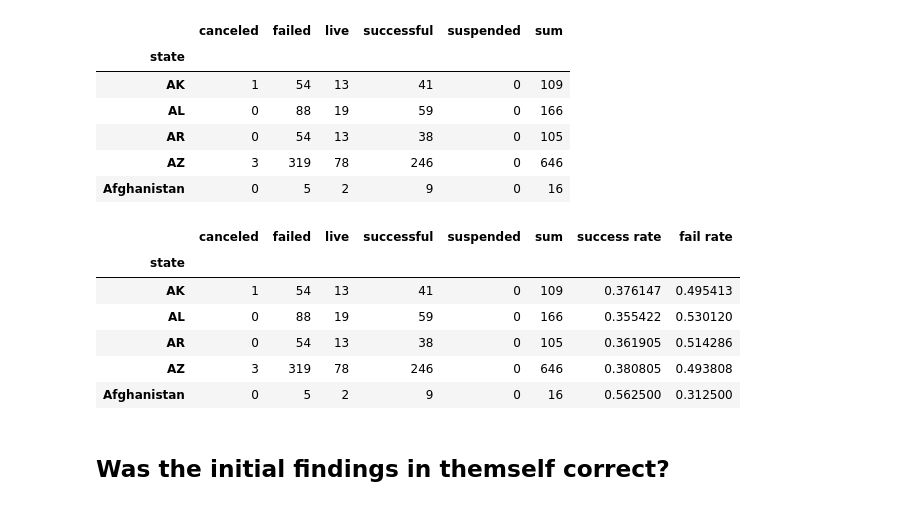
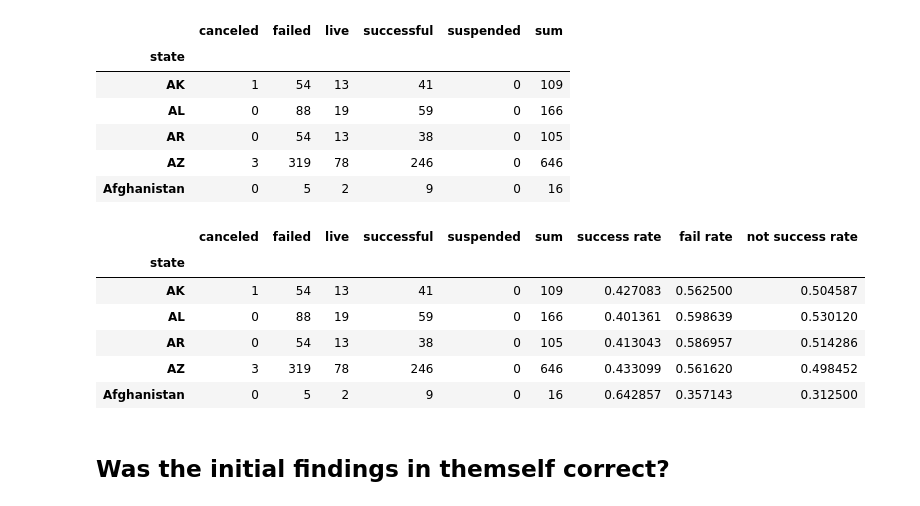
Before and after one commit to yhpf/kickstarter, a Jupyter notebook: kickstarter2.ipynb, the cells around one changed output. Drawn from its saved outputs; the diff is of its cells as text; code cells hidden in the pictures.

Commit message:
fail and success rate revisited

```diff
--- a/kickstarter2.ipynb
+++ b/kickstarter2.ipynb
@@ -43,7 +43,8 @@ apelsin.head()
 | Afghanistan | 17327868835 | 0 | 5 | 2 | 9 | 0 | 194400.00 | 90443.0 | 13.175067 | ... |
 # %%
 apelsin = apelsin.drop(['project id','goal','pledged','funded percentage','duration','backers','levels',
-                       'updates','comments','weekday_nr','nr_in_month','month_nr','year'], axis=1)
+                       'updates','comments','weekday_nr','nr_in_month','month_nr','year', 'min reward level',
+                        'max reward level'], axis=1)
 apelsin.head()
 # %% [output]
 |  | canceled | failed | live | successful | suspended |
@@ -65,14 +66,15 @@ apelsin.head()
 | AZ | 3 | 319 | 78 | 246 | 0 | 646 |
 | Afghanistan | 0 | 5 | 2 | 9 | 0 | 16 |
 # %%
-apelsin['success rate'] = apelsin['successful'] / apelsin['sum']
-apelsin['fail rate'] = apelsin['failed'] / apelsin['sum']
+apelsin['success rate'] = apelsin['successful'] / (apelsin['sum'] - apelsin['live'])
+apelsin['fail rate'] = apelsin['failed'] / (apelsin['sum'] - apelsin['live'])
+apelsin['not success rate'] = (apelsin['failed'] + apelsin['canceled'] + apelsin['suspended']) / apelsin['sum']
 apelsin.head()
 # %% [output]
-|  | canceled | failed | live | successful | suspended | sum | success rate | fail rate |
-| state |  |  |  |  |  |  |  |  |
-| AK | 1 | 54 | 13 | 41 | 0 | 109 | 0.376147 | 0.495413 |
-| AL | 0 | 88 | 19 | 59 | 0 | 166 | 0.355422 | 0.530120 |
-| AR | 0 | 54 | 13 | 38 | 0 | 105 | 0.361905 | 0.514286 |
-| AZ | 3 | 319 | 78 | 246 | 0 | 646 | 0.380805 | 0.493808 |
-| Afghanistan | 0 | 5 | 2 | 9 | 0 | 16 | 0.562500 | 0.312500 |
+|  | canceled | failed | live | successful | suspended | sum | success rate | fail rate | not success rate |
+| state |  |  |  |  |  |  |  |  |  |
+| AK | 1 | 54 | 13 | 41 | 0 | 109 | 0.427083 | 0.562500 | 0.504587 |
+| AL | 0 | 88 | 19 | 59 | 0 | 166 | 0.401361 | 0.598639 | 0.530120 |
+| AR | 0 | 54 | 13 | 38 | 0 | 105 | 0.413043 | 0.586957 | 0.514286 |
+| AZ | 3 | 319 | 78 | 246 | 0 | 646 | 0.433099 | 0.561620 | 0.498452 |
+| Afghanistan | 0 | 5 | 2 | 9 | 0 | 16 | 0.642857 | 0.357143 | 0.312500 |
```
Also changed, not shown: parts of 4 cells of this notebook.
